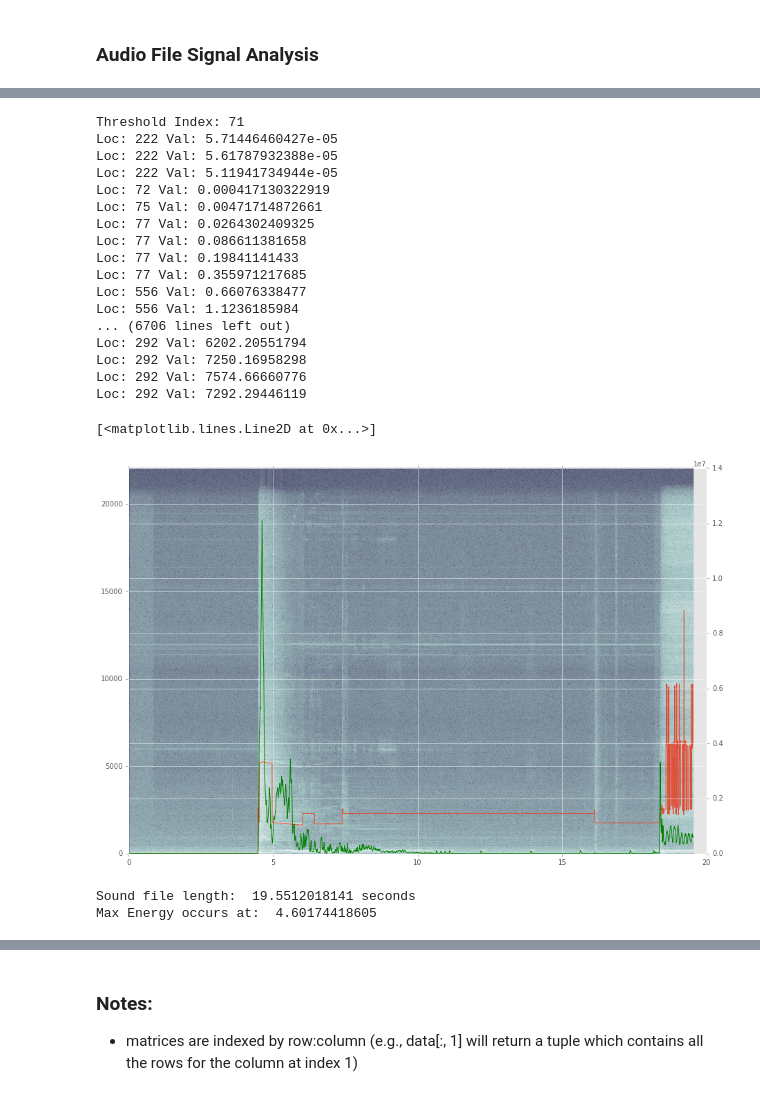
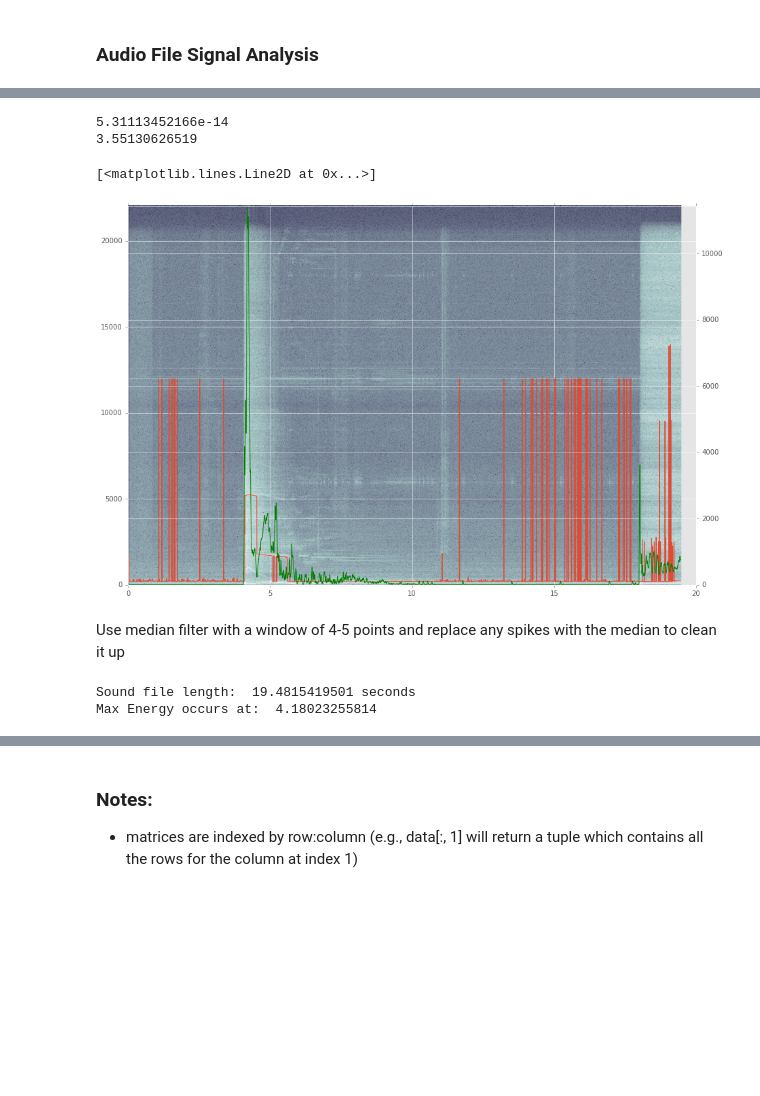
Before and after one commit to SMU-Ubicomp-Lab/OpenSpirometryAnalysis, a Jupyter notebook: AlgorithmDevelopment.ipynb, the cells around one changed output, grey strips where cells are left out. Cells and saved outputs as stored; diff of their text form; code cells hidden in the pictures; blank space fills up the shorter version.

```diff
--- a/AlgorithmDevelopment.ipynb
+++ b/AlgorithmDevelopment.ipynb
@@ -16,9 +16,11 @@ import scipy.io.wavfile as wavfile
 # %%
 def get_max_values (data, frequency_threshold = 0, sampling_rate = 0):
     # Match the frequency threshold to an index in each column
-    threshold_index = frequency_threshold / ((sampling_rate / 2) / data.shape[0])
-    print "Threshold Index:",threshold_index
+    threshold_index = 0
+    if frequency_threshold > 0 and sampling_rate > 0:
+        threshold_index = frequency_threshold / ((sampling_rate / 2) / data.shape[0])
 
+    # Create a magnitude threshold which prevents low values from breaking up curves
     magnitude_threshold = 0.00005 * data.max()
 
     # Create an empty array of the same length as the data array
@@ -29,7 +31,6 @@ def get_max_values (data, frequency_threshold = 0, sampling_rate = 0):
     for i in range(0, data.shape[1]):
         col = data[threshold_index :, i]
         max_location = np.argmax(col) + threshold_index
-        print "Loc:",max_location, "Val:", data[max_location, i]
         if data[max_location, i] < magnitude_threshold:
             max_location = previous_max_location
         max_array[i] = max_location   #Location of the highest value, not the value itself
@@ -192,8 +190,12 @@ ax.plot(data_time, max_array*sample_rate/fft_n)
 # Import data from an audio file, save sampling rate and raw data
 
 # sampling_rate, raw_data = wavfile.read("audio_curve_data/1459402052.121259.wav")
-# sampling_rate, data = wavfile.read("audio_curve_data/1459459269.076375.wav")
-sampling_rate, data = wavfile.read("audio_curve_data/1459460426.952584.wav")
+# sampling_rate, raw_data = wavfile.read("audio_curve_data/1459459269.076375.wav")
+# sampling_rate, raw_data = wavfile.read("audio_curve_data/1459460426.952584.wav")
+sampling_rate, raw_data = wavfile.read("audio_curve_data/1459401983.077413.wav")
+
+
+# Use 105.json but avoid YELLOW SIDE STACK
 # %%
 # Plot the raw spectrogram of the audio data
 f = plt.figure(figsize=(15,10))
@@ -202,6 +204,8 @@ plt.style.use('ggplot')
 data, data_freq, data_time, _ = plt.specgram(raw_data, NFFT=fft_n, Fs=sampling_rate, noverlap=(fft_n-fft_shift) )
 # data_freq is a single column with the same number of rows as data where each row is a frequency (0 - fs/2)
 # data_time is an array of columns the same length as data where each index contains the time value at that column (0 - ~19)
+data[data==0] = 0.0001
+
 
 sampling_rate_columns = sampling_rate / fft_shift
 # Original sampling rate divided by overlap since there will be a new window every [fft_shift] points
@@ -212,6 +216,6 @@ f.clear()
 
 # Plot a customized figure
 ax = plt.subplot(1,1,1)
-ax.pcolorfast(data_time, data_freq, np.log(data), cmap=plt.cm.bone)
+ax.pcolorfast(data_time, data_freq, np.log(data+0.00001), cmap=plt.cm.bone)
 plt.grid()
 # %% [output]
@@ -219,48 +223,42 @@ plt.grid()
 # %%
 f = plt.figure(figsize=(15,10))
 plt.style.use('ggplot')
 
-frequency_threshold = 1500
+frequency_threshold = 200
 max_values = get_max_values(data, frequency_threshold, sampling_rate)
 
 
 ax = plt.subplot(1,1,1)
 ax.pcolorfast(data_time, data_freq, np.log(data), cmap=plt.cm.bone)
 ax.plot(data_time, max_values*sampling_rate/fft_n)
 # max_values is a 1D array containing the vertical index which represents the max value for any given slice
 # ... because this value is NOT a frequency, we must map it to the correct frequency by multiplying the value by
 # ... sampling_rate/fft_n which is generated by the following:
 # ... The FFT returns a symmetric graph from 0 to fft_n, but because it's symmetric, half must be removed (fft_n/2)
 # ... then to map a frequency to an index, the sampling rate must be divided by 2 (fs/2)... finally, to map the two,
 # ... any index from fft_n/2 must be mapped to fs/2, resuling in fs/2 ÷ fft_n/2 OR fs/fft_n
 
 # Calculate the overall energy by summing each column
 cols = 0
-energy = np.sum(data,axis=cols)
+db_data = np.log(data[(data_freq>200) & (data_freq<4000),:])
+energy = np.max(db_data,axis=cols)
+db_min = np.percentile(energy,10)
+print db_min
+energy = energy - db_min
+
+energy = np.mean(data, axis=cols)
 
 # Graph it on top of the spectrogram
 ax2 = ax.twinx()
+plt.ylim(0, max(energy))
 ax2.plot(data_time, energy, 'g')
 # %% [output]
-Threshold Index: 71
-Loc: 222 Val: 5.71446460427e-05
-Loc: 222 Val: 5.61787932388e-05
-Loc: 222 Val: 5.11941734944e-05
-Loc: 72 Val: 0.000417130322919
-Loc: 75 Val: 0.00471714872661
-Loc: 77 Val: 0.0264302409325
-Loc: 77 Val: 0.086611381658
-Loc: 77 Val: 0.19841141433
-Loc: 77 Val: 0.355971217685
-Loc: 556 Val: 0.66076338477
-Loc: 556 Val: 1.1236185984
-... (6706 lines left out)
-Loc: 292 Val: 6202.20551794
-Loc: 292 Val: 7250.16958298
-Loc: 292 Val: 7574.66660776
-Loc: 292 Val: 7292.29446119
+5.31113452166e-14
+3.55130626519
 [<matplotlib.lines.Line2D at 0x...>]
-[figure, old version]
+[figure, new version]
+# %% [markdown]
+Use median filter with a window of 4-5 points and replace any spikes with the median to clean it up
 # %%
 time = len(raw_data)/float(sampling_rate)
 print "Sound file length: ", time, "seconds"
@@ -269,8 +267,8 @@ max_loc = np.argmax(energy)
 
 print "Max Energy occurs at: ", index_to_time(max_loc, sampling_rate_columns)
 # %% [output]
-Sound file length:  19.5512018141 seconds
-Max Energy occurs at:  4.60174418605
+Sound file length:  19.4815419501 seconds
+Max Energy occurs at:  4.18023255814
 # %%
 # Windowed min function to flatten the curve
 window_size = sampling_rate_columns/2
```
Also changed, not shown: parts of 12 cells of this notebook.
